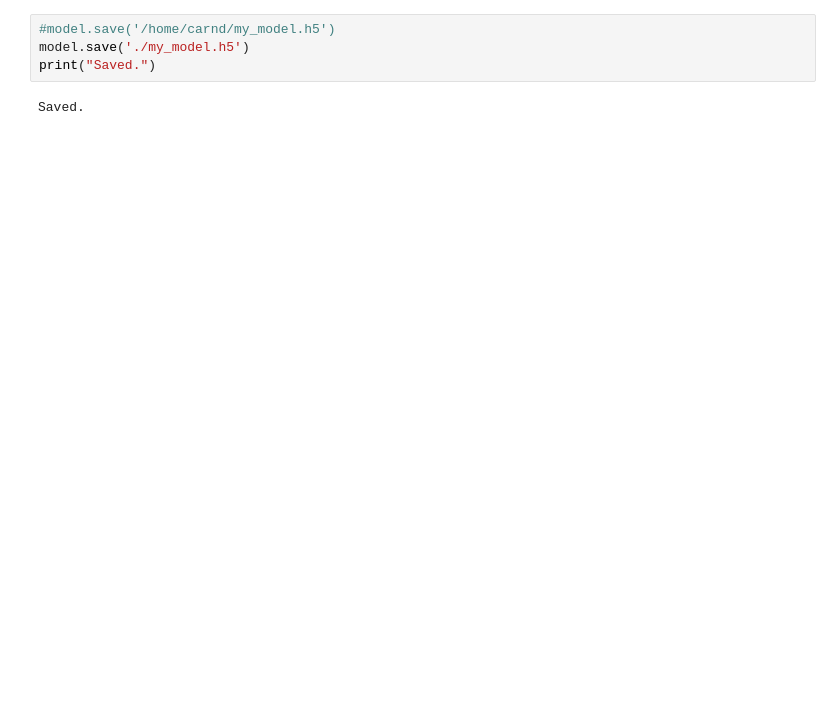
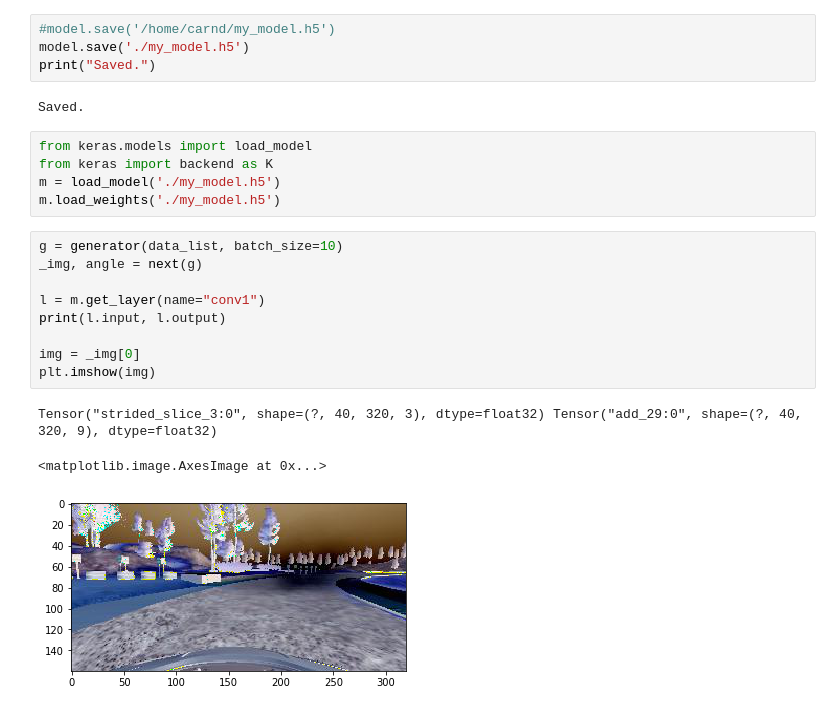
Before and after one commit to tempflip/CarND-Behavioral-Cloning-P3, a Jupyter notebook: generate_model.py.ipynb, the cells around one changed output. Cells and saved outputs as stored; diff of their text form; blank space fills up the shorter version.

```diff
--- a/generate_model.py.ipynb
+++ b/generate_model.py.ipynb
@@ -210,3 +210,21 @@ model.save('./my_model.h5')
 print("Saved.")
 # %% [output]
 Saved.
+# %%
+from keras.models import load_model
+from keras import backend as K
+m = load_model('./my_model.h5')
+m.load_weights('./my_model.h5')
+# %%
+g = generator(data_list, batch_size=10)
+_img, angle = next(g)
+
+l = m.get_layer(name="conv1")
+print(l.input, l.output)
+
+img = _img[0]
+plt.imshow(img)
+# %% [output]
+Tensor("strided_slice_3:0", shape=(?, 40, 320, 3), dtype=float32) Tensor("add_29:0", shape=(?, 40, 320, 9), dtype=float32)
+<matplotlib.image.AxesImage at 0x...>
+[figure, added]
```
Also changed, not shown: parts of 7 cells of this notebook, 1 other file.
